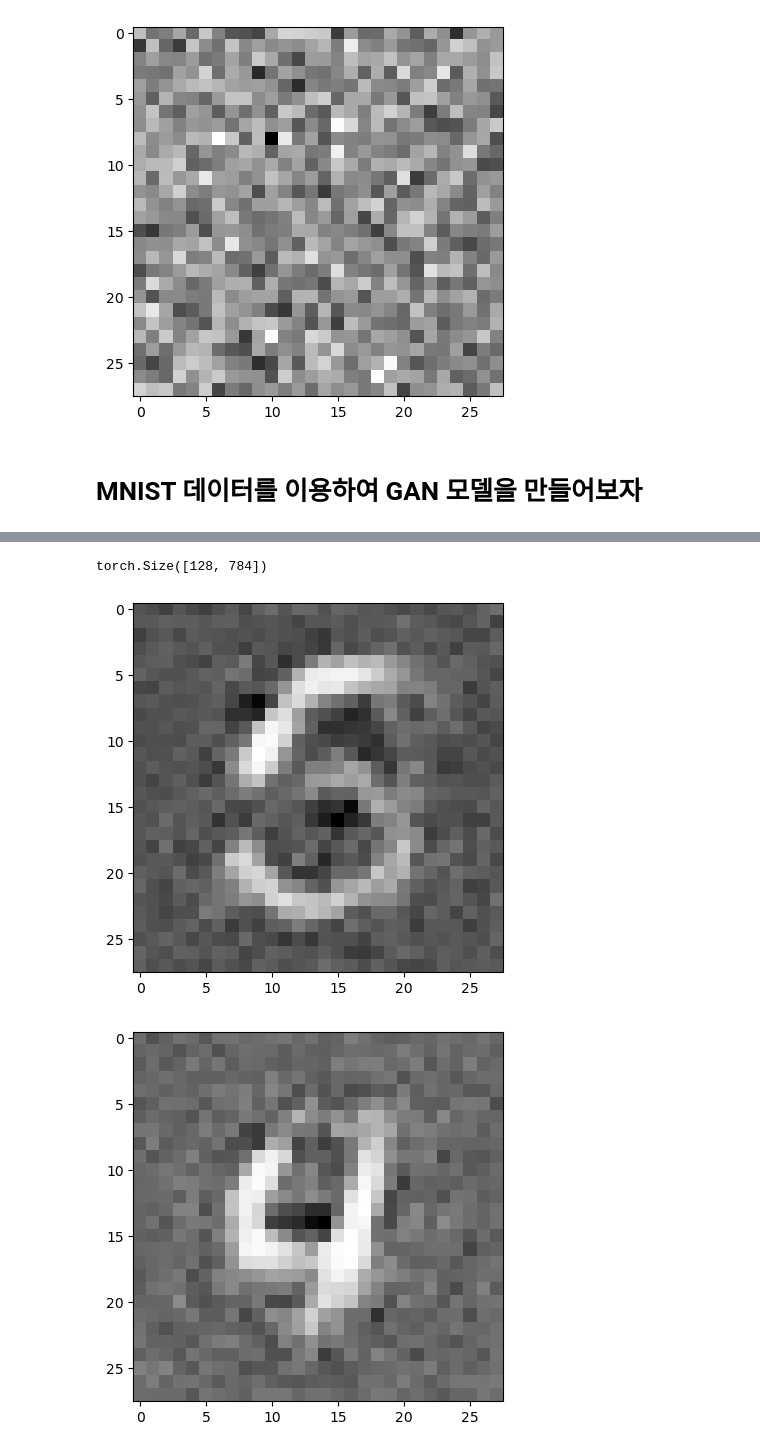
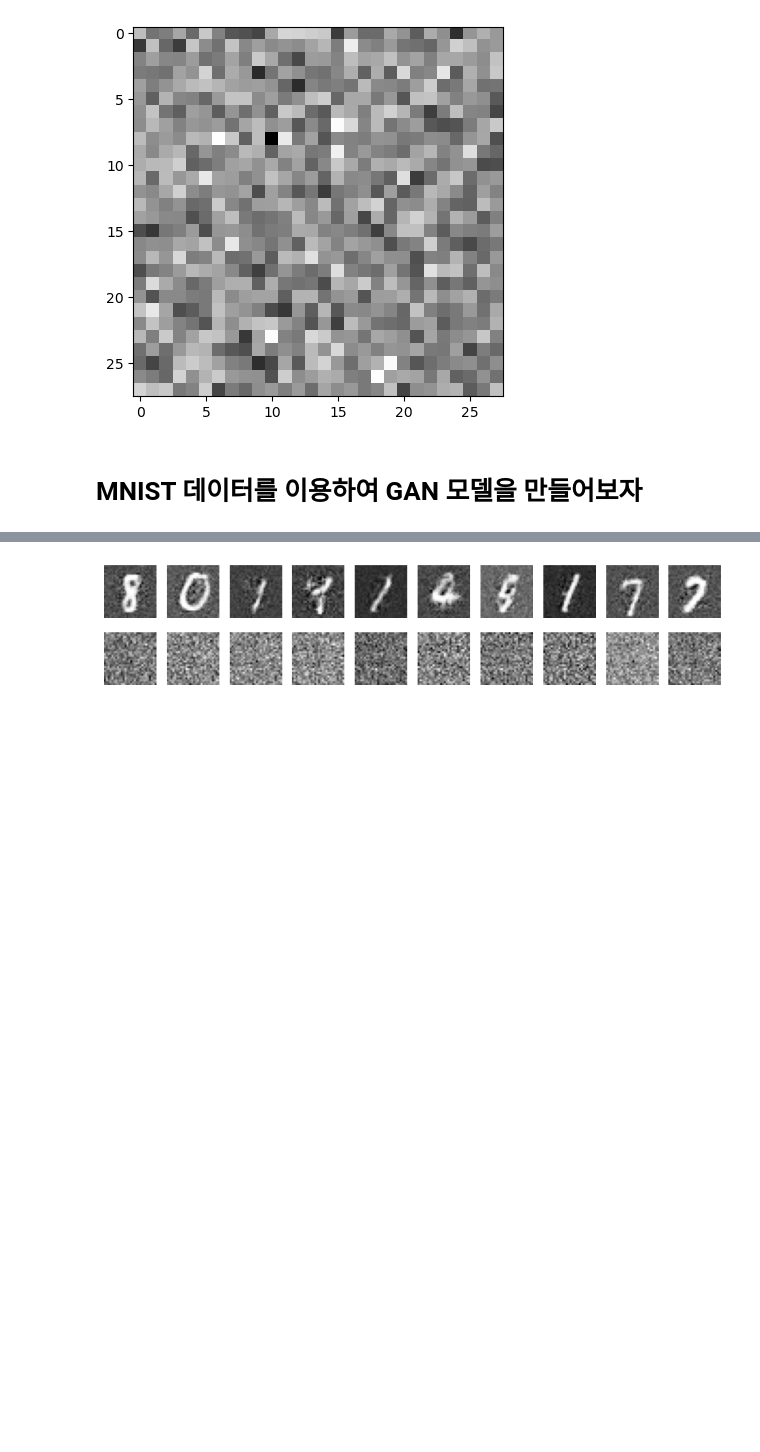
Before and after one commit to Ihan0316/ai_scool, a Jupyter notebook: 9월/9-4/dl_deep_d4.ipynb, the cells around one changed output, grey strips where cells are left out. Drawn from its saved outputs; the diff is of its cells as text; code cells hidden in the pictures; blank space fills up the shorter version.

```diff
--- a/9월/9-4/dl_deep_d4.ipynb
+++ b/9월/9-4/dl_deep_d4.ipynb
@@ -492,45 +492,17 @@ for i in range(10):
 # 2. 판별자, 생성자의 모형은 자유롭게 단, 너무 깊게는 권장하지 않는다
 # 3. 학습의 EPOCH는 50으로 한정
 # %%
+BATCH_SIZE = 128
 tr_ds = datasets.MNIST(root='./data/',
                        train=True,
                        download=True,
-                       transform=transforms.Compose([transforms.ToTensor()]))
-BATCH_SIZE = 60000
+                       transform=transforms.Compose([transforms.ToTensor(), transforms.Normalize((0.5,), (0.5,))]),)
+
 tr_ds_loader = torch.utils.data.DataLoader(
     dataset=tr_ds,
     batch_size=BATCH_SIZE,
     shuffle=False
 )
-img, _ = next(iter(tr_ds_loader))
-
-BATCH_SIZE = 128
-EPOCHS = 10
-# 데이터 수정 (노이즈 삽입)
-# 1. 데이터 준비
-transform = transforms.Compose([
-    #transforms.RandomHorizontalFlip(),#데이터 증강(노이즈삽입)
-    transforms.ToTensor(),  #입력 데이터 정리
-    #transforms.Normalize((0.1307,),(0.3081,))
-])  #데이터 사용 방식 내용 결정
-tr_ds_loader = torch.utils.data.DataLoader(
-    datasets.MNIST('./data/',
-                   train=True,
-                   download=False,
-                   transform=transform
-                   ),
-    batch_size=BATCH_SIZE,
-    shuffle=True,
-    num_workers=2
-)
-tt_ds_loader = torch.utils.data.DataLoader(
-    datasets.MNIST('./data/',
-                   train=False,
-                   transform=transform
-                   ),
-    batch_size=BATCH_SIZE,
-    shuffle=True
-)
 # %%
 # 생성자
 G = nn.Sequential(
@@ -559,7 +531,7 @@ criterion = nn.BCELoss()
 D_opt = optim.Adam(D.parameters(), lr=0.0002)
 G_opt = optim.Adam(G.parameters(), lr=0.0002)
 # %%
-EPOCHS = 100
+EPOCHS = 200
 for epoch in range(1, EPOCHS+1):
     for i, (x, y) in enumerate(tr_ds_loader):
         # data = x.reshape(-1, 784).to(DEVICE)
@@ -641,13 +613,15 @@ G1 = G1.to(DEVICE)
 # %%
 G1_opt = optim.Adam(G1.parameters(), lr=0.0002)
 ck_img2 = G1(z)
-ck_img2.shape
-# %% [output]
-torch.Size([128, 784])
 # %%
+plt.figure(figsize=(10, 2))
 for i in range(10):
+    plt.subplot(2, 10, i + 1)
     plt.imshow(ck_img1.data.cpu().numpy()[i].reshape(28, 28), cmap='gray')
-    plt.show()
+    plt.axis('off')
+    plt.subplot(2, 10, i + 10 + 1)
+    plt.imshow(ck_img2.data.cpu().numpy()[i].reshape(28, 28), cmap='gray')
+    plt.axis('off')
+plt.show()
 # %% [output]
-[figure, old version]
+[figure, new version]
-[figure, removed]
```
Also changed, not shown: parts of 4 cells of this notebook, 2 other files.
